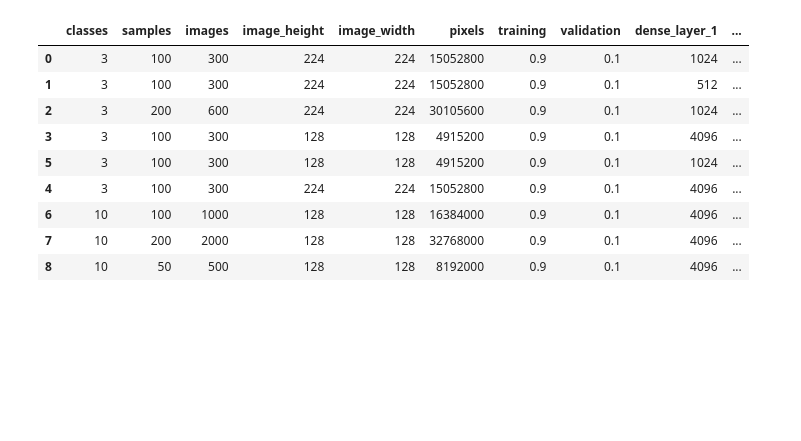
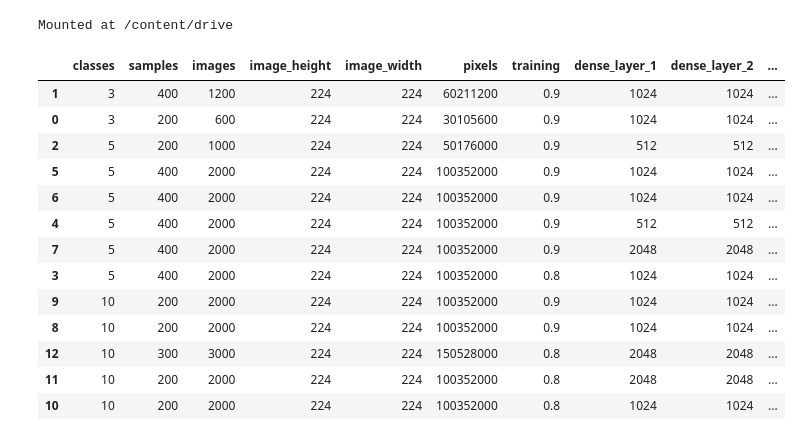
Before and after one commit to lorenzovngl/ml-project, a Jupyter notebook: results.ipynb, the cells around one changed output. Cells and saved outputs as stored; diff of their text form; code cells hidden in the pictures; blank space fills up the shorter version.

```diff
--- a/results.ipynb
+++ b/results.ipynb
@@ -1,36 +1,45 @@
+# %%
+from google.colab import drive
+drive.mount('/content/drive')
+# %% [output]
+Mounted at /content/drive
 # %%
 import pandas as pd
 
-df = pd.read_csv("runs.csv")
+df = pd.read_csv("/content/drive/MyDrive/ML_project/runs_colab_gpu.csv")
 
 new_cols = pd.DataFrame()
 new_cols['images'] = df.classes * df.samples
 new_cols['pixels'] = new_cols.images * df.image_height * df.image_width
 new_cols['connections'] = df.dense_layer_1 * df.dense_layer_2 + df.dense_layer_2 * df.classes
 new_cols['training_time_total'] = df.training_time_hours * 3600 + df.training_time_minutes * 60 + df.training_time_seconds
 new_cols['training_time_per_epoch'] = new_cols.training_time_total / df.epochs
 df['training_perc'] = (df.training*100).round(0).astype(int)
 new_cols['model_file'] = df.agg('vgg16_{0[classes]}_{0[samples]}_{0[image_height]}_{0[training_perc]}_{0[dense_layer_1]}x{0[dense_layer_2]}.h5'.format, axis=1)
 
 df = pd.concat([df.loc[:, :'samples'],
            new_cols['images'],
            df.loc[:, 'image_height':'image_width'],
            new_cols['pixels'],
            df.loc[:, 'training':'dense_layer_2'],
            new_cols['connections'],
-           df.loc[:, 'accuracy':'training_time_seconds'],
-           new_cols[['training_time_total','training_time_per_epoch','model_file']]
+           df.loc[:, 'batch_size':'training_time_seconds'],
+           new_cols[['training_time_total','training_time_per_epoch']]
           ],axis=1, join='inner')
 df = df.sort_values(by=['accuracy', 'loss'], ascending=(False, True))
 df
 # %% [output]
-|  | classes | samples | images | image_height | image_width | pixels | training | validation | dense_layer_1 | ... |
-| 0 | 3 | 100 | 300 | 224 | 224 | 15052800 | 0.9 | 0.1 | 1024 | ... |
-| 1 | 3 | 100 | 300 | 224 | 224 | 15052800 | 0.9 | 0.1 | 512 | ... |
-| 2 | 3 | 200 | 600 | 224 | 224 | 30105600 | 0.9 | 0.1 | 1024 | ... |
-| 3 | 3 | 100 | 300 | 128 | 128 | 4915200 | 0.9 | 0.1 | 4096 | ... |
-| 5 | 3 | 100 | 300 | 128 | 128 | 4915200 | 0.9 | 0.1 | 1024 | ... |
-| 4 | 3 | 100 | 300 | 224 | 224 | 15052800 | 0.9 | 0.1 | 4096 | ... |
-| 6 | 10 | 100 | 1000 | 128 | 128 | 16384000 | 0.9 | 0.1 | 4096 | ... |
-| 7 | 10 | 200 | 2000 | 128 | 128 | 32768000 | 0.9 | 0.1 | 4096 | ... |
-| 8 | 10 | 50 | 500 | 128 | 128 | 8192000 | 0.9 | 0.1 | 4096 | ... |
+|  | classes | samples | images | image_height | image_width | pixels | training | dense_layer_1 | dense_layer_2 | ... |
+| 1 | 3 | 400 | 1200 | 224 | 224 | 60211200 | 0.9 | 1024 | 1024 | ... |
+| 0 | 3 | 200 | 600 | 224 | 224 | 30105600 | 0.9 | 1024 | 1024 | ... |
+| 2 | 5 | 200 | 1000 | 224 | 224 | 50176000 | 0.9 | 512 | 512 | ... |
+| 5 | 5 | 400 | 2000 | 224 | 224 | 100352000 | 0.9 | 1024 | 1024 | ... |
+| 6 | 5 | 400 | 2000 | 224 | 224 | 100352000 | 0.9 | 1024 | 1024 | ... |
+| 4 | 5 | 400 | 2000 | 224 | 224 | 100352000 | 0.9 | 512 | 512 | ... |
+| 7 | 5 | 400 | 2000 | 224 | 224 | 100352000 | 0.9 | 2048 | 2048 | ... |
+| 3 | 5 | 400 | 2000 | 224 | 224 | 100352000 | 0.8 | 1024 | 1024 | ... |
+| 9 | 10 | 200 | 2000 | 224 | 224 | 100352000 | 0.9 | 1024 | 1024 | ... |
+| 8 | 10 | 200 | 2000 | 224 | 224 | 100352000 | 0.9 | 1024 | 1024 | ... |
+| 12 | 10 | 300 | 3000 | 224 | 224 | 150528000 | 0.8 | 2048 | 2048 | ... |
+| 11 | 10 | 200 | 2000 | 224 | 224 | 100352000 | 0.8 | 2048 | 2048 | ... |
+| 10 | 10 | 200 | 2000 | 224 | 224 | 100352000 | 0.8 | 1024 | 1024 | ... |
```
Also changed, not shown: parts of 3 cells of this notebook, 2 other files.
